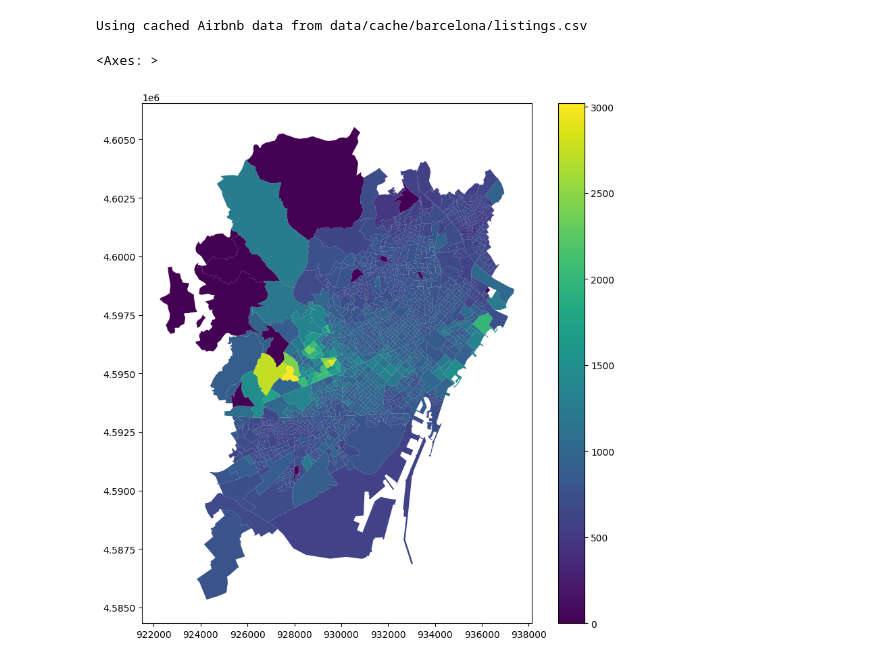
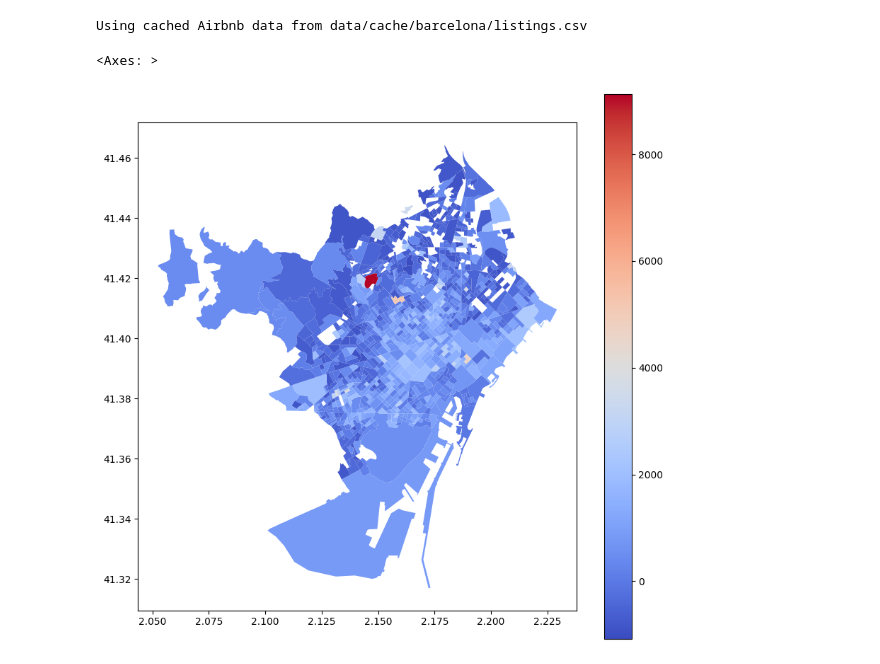
Before and after one commit to mehrrero/parasites, a Jupyter notebook: tests.ipynb, the cells around one changed output. Drawn from its saved outputs; the diff is of its cells as text; code cells hidden in the pictures.

```diff
--- a/tests.ipynb
+++ b/tests.ipynb
@@ -21,8 +18,12 @@ c.get_data()
 c.compute_ratios()
 # %% [output]
 Using cached Airbnb data from data/cache/barcelona/listings.csv
+# %%
+out = c.servapi.drop(columns=['geometry']).merge(c.censal, how='left', on='csec').set_geometry('geometry')
+out['profit'] = out['mean_revenue'] - out['renta_media_V']
+out['net_profit'] = np.sign(out['profit'])
 # %%
-c.servapi.plot('Mediana',legend=True, cmap='viridis', figsize=(10, 10))
+out.plot(column='profit', cmap='coolwarm', legend=True, figsize=(10, 10))
 # %% [output]
 <Axes: >
-[figure, old version]
+[figure, new version]
```
Also changed, not shown: parts of 11 cells of this notebook, 10 other files.
